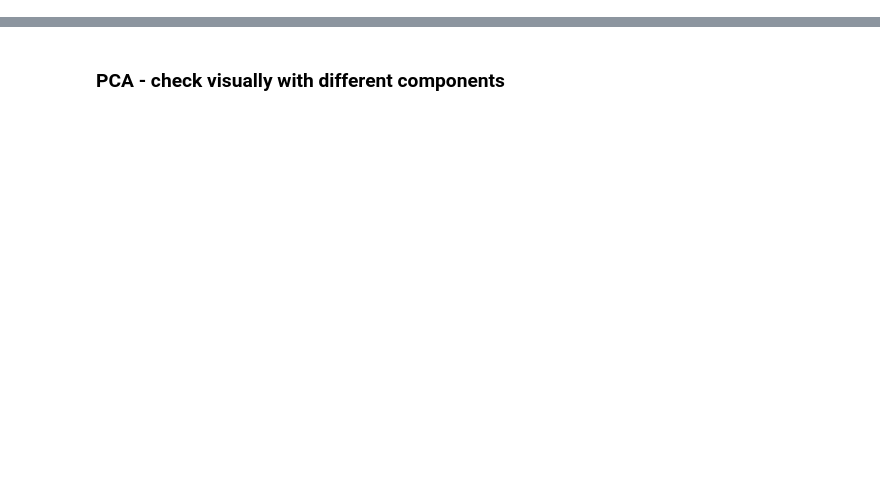
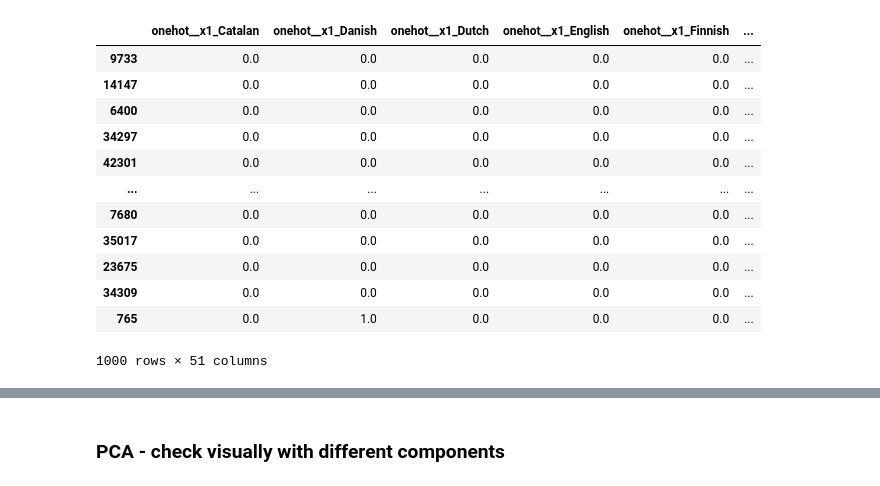
Before and after one commit to seve-26/vincentvanbot, a Jupyter notebook: notebooks/data-retrieval/wga-dataset-julia.ipynb, the cells around one changed output, grey strips where cells are left out. Drawn from its saved outputs; the diff is of its cells as text; code cells hidden in the pictures; blank space fills up the shorter version.

```diff
--- a/notebooks/data-retrieval/wga-dataset-julia.ipynb
+++ b/notebooks/data-retrieval/wga-dataset-julia.ipynb
@@ -165,0 +125,16 @@ df_closest_images
+# %%
+join_images_db.iloc[:,4550:]
+# %% [output]
+|  | onehot__x1_Catalan | onehot__x1_Danish | onehot__x1_Dutch | onehot__x1_English | onehot__x1_Finnish | ... |
+| 9733 | 0.0 | 0.0 | 0.0 | 0.0 | 0.0 | ... |
+| 14147 | 0.0 | 0.0 | 0.0 | 0.0 | 0.0 | ... |
+| 6400 | 0.0 | 0.0 | 0.0 | 0.0 | 0.0 | ... |
+| 34297 | 0.0 | 0.0 | 0.0 | 0.0 | 0.0 | ... |
+| 42301 | 0.0 | 0.0 | 0.0 | 0.0 | 0.0 | ... |
+| ... | ... | ... | ... | ... | ... | ... |
+| 7680 | 0.0 | 0.0 | 0.0 | 0.0 | 0.0 | ... |
+| 35017 | 0.0 | 0.0 | 0.0 | 0.0 | 0.0 | ... |
+| 23675 | 0.0 | 0.0 | 0.0 | 0.0 | 0.0 | ... |
+| 34309 | 0.0 | 0.0 | 0.0 | 0.0 | 0.0 | ... |
+| 765 | 0.0 | 1.0 | 0.0 | 0.0 | 0.0 | ... |
+1000 rows × 51 columns
```
Also changed, not shown: parts of 43 cells of this notebook, 4 other files.
